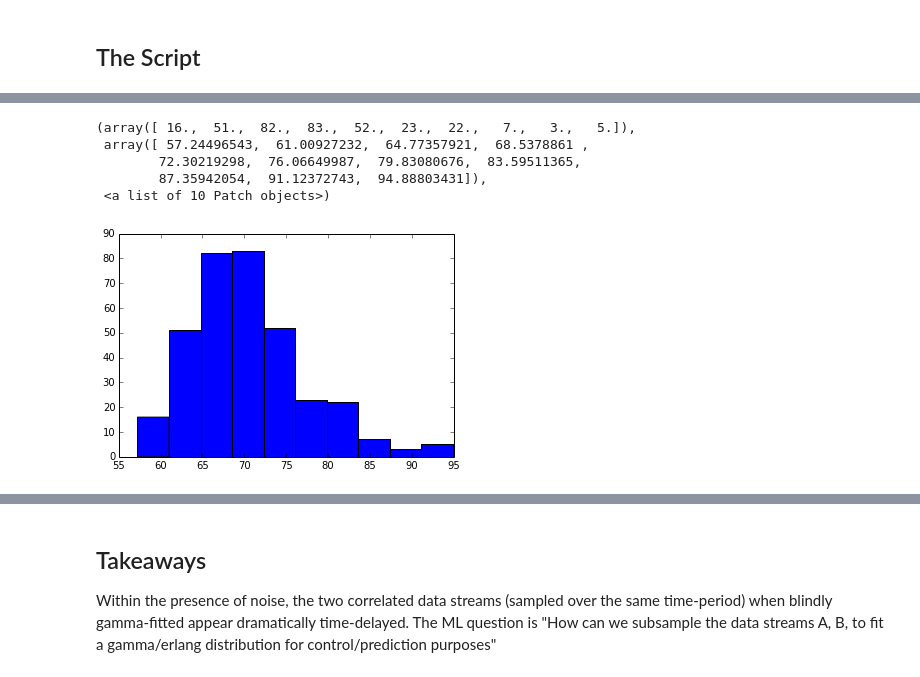
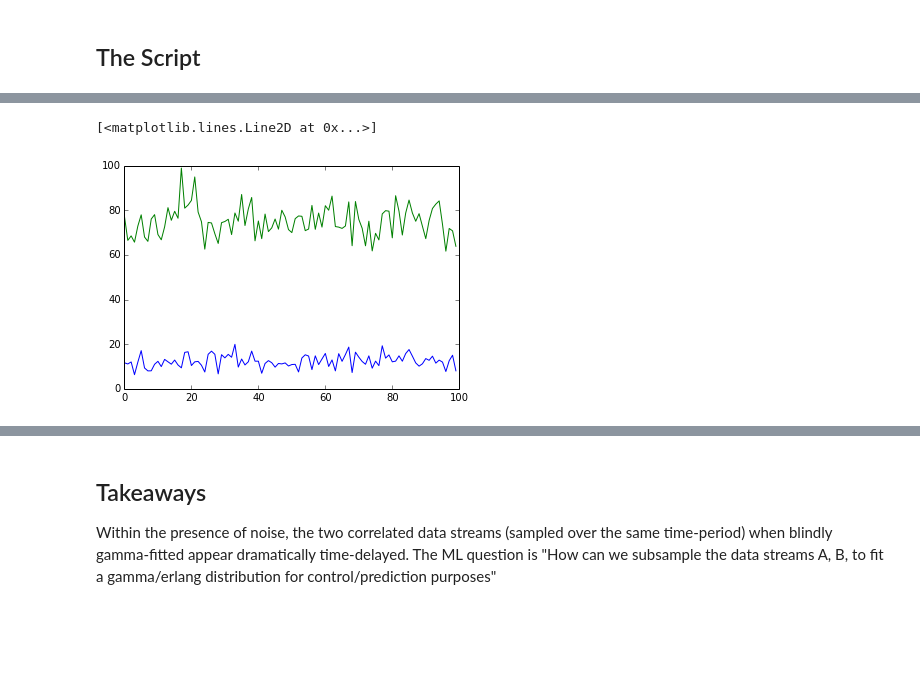
Before and after one commit to athuras/relay, a Jupyter notebook: predict/Data Generation for Traffic Flow.ipynb, the cells around one changed output, grey strips where cells are left out. Cells and saved outputs as stored; diff of their text form; code cells hidden in the pictures; blank space fills up the shorter version.

```diff
--- a/predict/Data Generation for Traffic Flow.ipynb
+++ b/predict/Data Generation for Traffic Flow.ipynb
@@ -114,9 +113,0 @@ plt.plot(A - B)
-# %%
-hist(B - A)
-# %% [output]
-(array([ 16.,  51.,  82.,  83.,  52.,  23.,  22.,   7.,   3.,   5.]),
- array([ 57.24496543,  61.00927232,  64.77357921,  68.5378861 ,
-        72.30219298,  76.06649987,  79.83080676,  83.59511365,
-        87.35942054,  91.12372743,  94.88803431]),
- <a list of 10 Patch objects>)
-[figure, removed]
@@ -124,0 +114,7 @@ Delta = B - A
+# %%
+#plt.plot(B - A)
+plt.plot(A)
+plt.plot(B)
+# %% [output]
+[<matplotlib.lines.Line2D at 0x...>]
+[figure, added]
```
Also changed, not shown: parts of 12 cells of this notebook, 2 other files.
